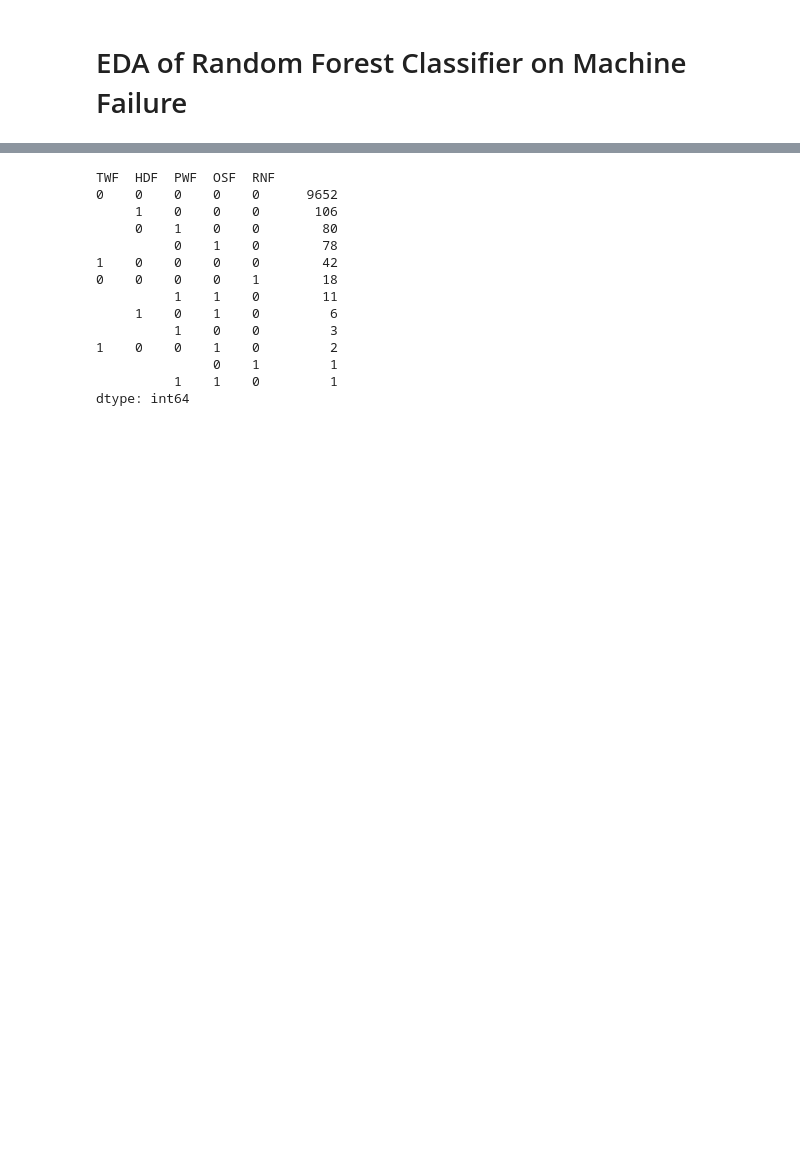
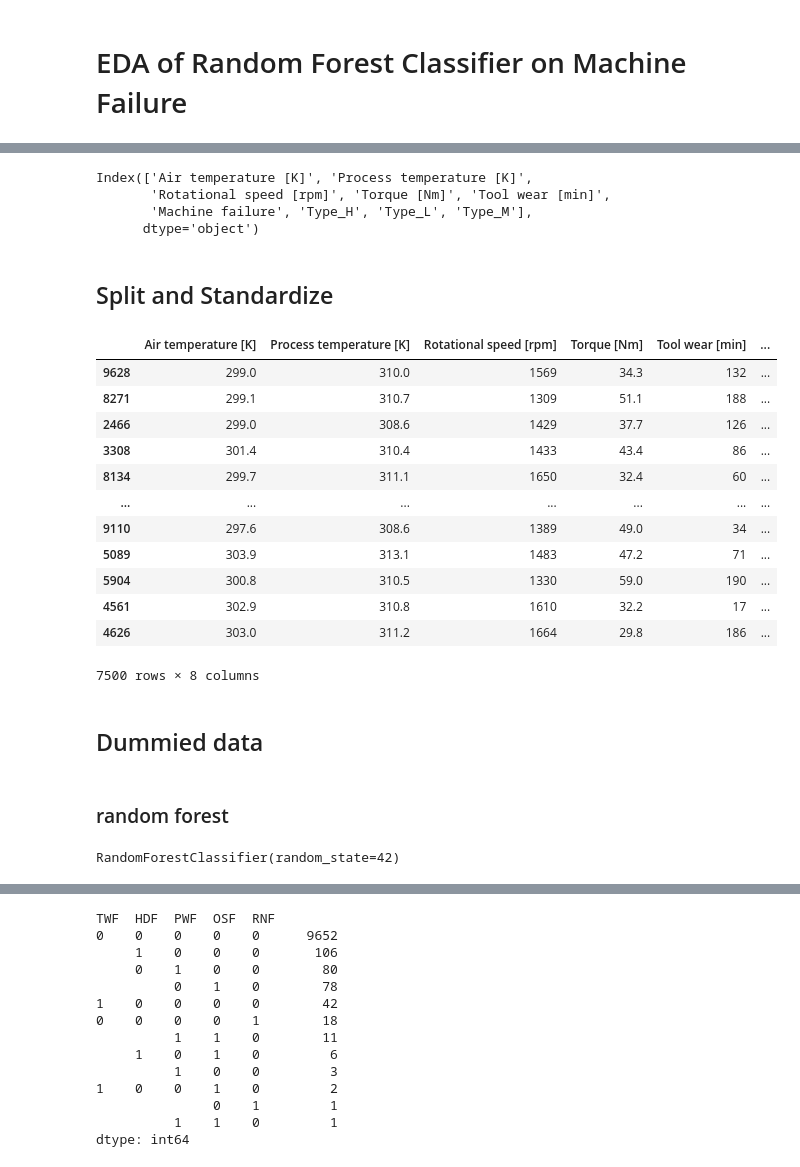
Before and after one commit to ToluAkinlabi/capstone_project_2, a Jupyter notebook: exploratory_analysis/machine_failure_random_forest.ipynb, the cells around one changed output, grey strips where cells are left out. Drawn from its saved outputs; the diff is of its cells as text; code cells hidden in the pictures; blank space fills up the shorter version.

Commit message:
Change preprocessing of machine failure target, test accuracies of both dummied and mapped type, try additional imblearn techniques include Tomec links

```diff
--- a/exploratory_analysis/machine_failure_random_forest.ipynb
+++ b/exploratory_analysis/machine_failure_random_forest.ipynb
@@ -26,0 +35,8 @@ RANDOM_SEED = 42
+# %%
+# if the failure is not a twf, hdf, pwf, or osf then it is treated as a non failure
+data['Machine failure'] = np.where((data['TWF'] == 1) | (data['HDF'] == 1) | (data['PWF'] == 1) | (data['OSF'] == 1), 1, 0)
+# %%
+data.drop(['UDI','Product ID', 'TWF', 'HDF', 'PWF', 'OSF', 'RNF'], axis=1, inplace=True)
+# %%
+clean_dummied_data = pd.get_dummies(data, columns=['Type'])
+clean_dummied_data.head()
@@ -26,0 +54,13 @@ RANDOM_SEED = 42
+# %%
+clean_dummied_data.columns
+# %% [output]
+Index(['Air temperature [K]', 'Process temperature [K]',
+       'Rotational speed [rpm]', 'Torque [Nm]', 'Tool wear [min]',
+       'Machine failure', 'Type_H', 'Type_L', 'Type_M'],
+      dtype='object')
+# %% [markdown]
+## Split and Standardize
+# %%
+X = clean_dummied_data.drop(columns='Machine failure')
+y = clean_dummied_data['Machine failure']
+X_dummy_train, X_dummy_test, y_dummy_train, y_dummy_test = train_test_split(X, y, test_size=TEST_SIZE, random_state=RANDOM_SEED, stratify=y)
@@ -26,0 +71,16 @@ RANDOM_SEED = 42
+# %%
+X_dummy_train
+# %% [output]
+|  | Air temperature [K] | Process temperature [K] | Rotational speed [rpm] | Torque [Nm] | Tool wear [min] | ... |
+| 9628 | 299.0 | 310.0 | 1569 | 34.3 | 132 | ... |
+| 8271 | 299.1 | 310.7 | 1309 | 51.1 | 188 | ... |
+| 2466 | 299.0 | 308.6 | 1429 | 37.7 | 126 | ... |
+| 3308 | 301.4 | 310.4 | 1433 | 43.4 | 86 | ... |
+| 8134 | 299.7 | 311.1 | 1650 | 32.4 | 60 | ... |
+| ... | ... | ... | ... | ... | ... | ... |
+| 9110 | 297.6 | 308.6 | 1389 | 49.0 | 34 | ... |
+| 5089 | 303.9 | 313.1 | 1483 | 47.2 | 71 | ... |
+| 5904 | 300.8 | 310.5 | 1330 | 59.0 | 190 | ... |
+| 4561 | 302.9 | 310.8 | 1610 | 32.2 | 17 | ... |
+| 4626 | 303.0 | 311.2 | 1664 | 29.8 | 186 | ... |
+7500 rows × 8 columns
@@ -26,0 +102,9 @@ RANDOM_SEED = 42
+# %% [markdown]
+## Dummied data
+# %% [markdown]
+### random forest
+# %%
+model = RandomForestClassifier(random_state=RANDOM_SEED)
+model.fit(X_dummy_train, y_dummy_train)
+# %% [output]
+RandomForestClassifier(random_state=42)
```
Also changed, not shown: parts of 86 cells of this notebook.
